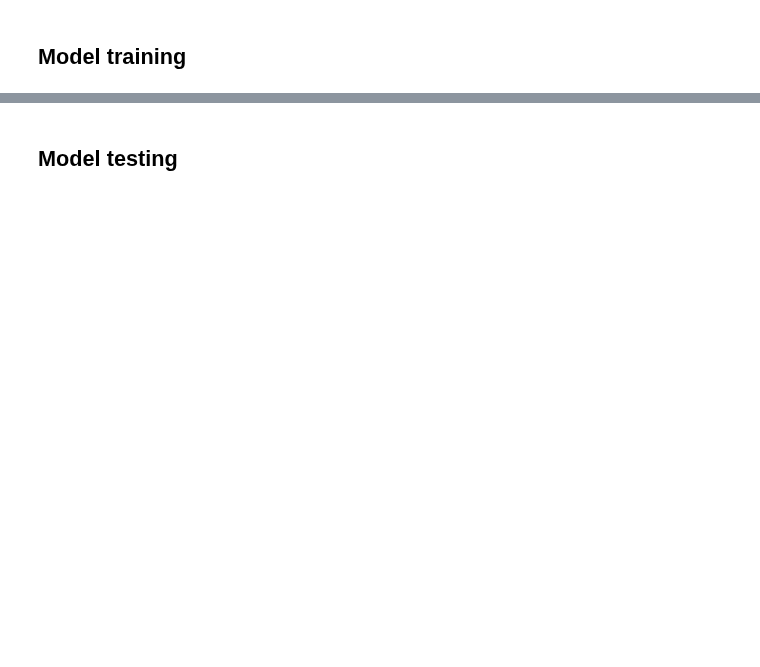
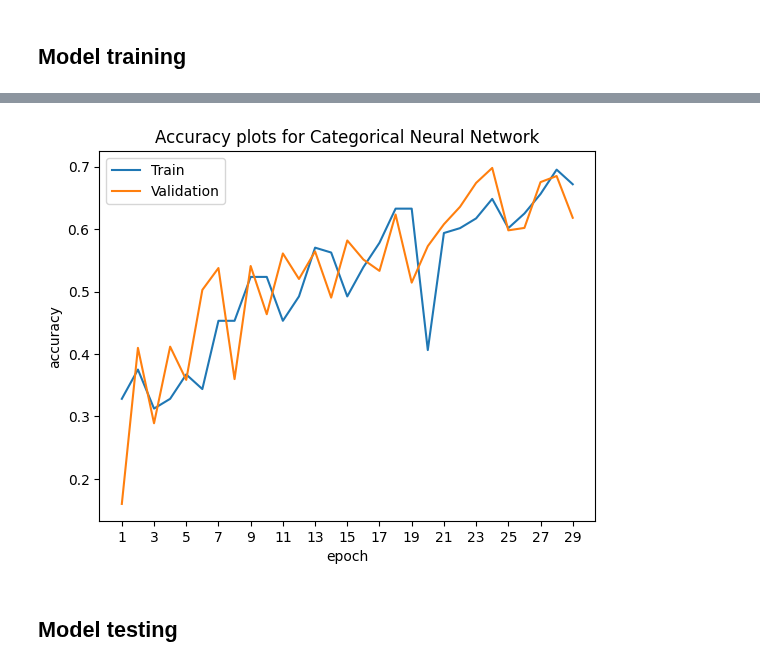
Before and after one commit to arondejong99/final-project-elu, a Jupyter notebook: final-project.ipynb, the cells around one changed output, grey strips where cells are left out. Cells and saved outputs as stored; diff of their text form; code cells hidden in the pictures; blank space fills up the shorter version.

```diff
--- a/final-project.ipynb
+++ b/final-project.ipynb
@@ -388,12 +435,9 @@ test_ds = Dataset.from_tensor_slices((X_test, y_test))
 # %%
 # Split the data for the categorical classification using train_test_split
 x_cat = np.array([np.array(val) for val in df_sick_lungs.image_pixels])
-y_cat = df_sick_lungs.cancer_type
+y_cat = pd.get_dummies(df_sick_lungs.cancer_type, prefix_sep='_')
 
-# Create a LabelEncoder to convert the target to labels
-y_lab_enc = LabelEncoder()
-y_cat = y_lab_enc.fit_transform(y_cat)
-
+# Split the data into a train and test set
 X_train_cat, X_test_cat, y_train_cat, y_test_cat = train_test_split(x_cat, y_cat, test_size = 0.2, random_state = 42)
 
 # Create the Dataset object to make it ready for the Neural Network
@@ -515,13 +571,13 @@ plot_model(model_binary, model_name_binary)
 model_name_categorical = "CNN_model_classification"
 input_shape_categorical = (512, 512)
 filters_categorical = [512, 256]
-metrics_categorical = ['accuracy', tf.keras.metrics.Precision(), tf.keras.metrics.Recall()]
+metrics_categorical = ['accuracy']
 loss_categorical = 'categorical_crossentropy'
 optimizer_categorical = 'adam'
 lr_categorical = 0.01
 
 epochs_categorical = 30
-batch_size_categorical = 32
+batch_size_categorical = 16
 steps_per_epcoh_categorical = 8
 # %%
 # Instantiate the categorical model
@@ -591,3 +659,13 @@ plt.show()
+# %%
+# Set parameters for accuracy plot for the categorical predictions
+y_acc_cat = hist_cat.history['accuracy']
+y_val_acc_cat = hist_cat.history['val_accuracy']
+title_cat = "Accuracy plots for Categorical Neural Network"
+
+# Summarize the historday for accuracy using the plot_accuracy function
+plot_accuracy(y_acc_cat, y_val_acc_cat, title_cat)
+# %% [output]
+[figure, added]
 # %% [markdown]
 ## Model testing
 # %%
```
Also changed, not shown: parts of 19 cells of this notebook.
